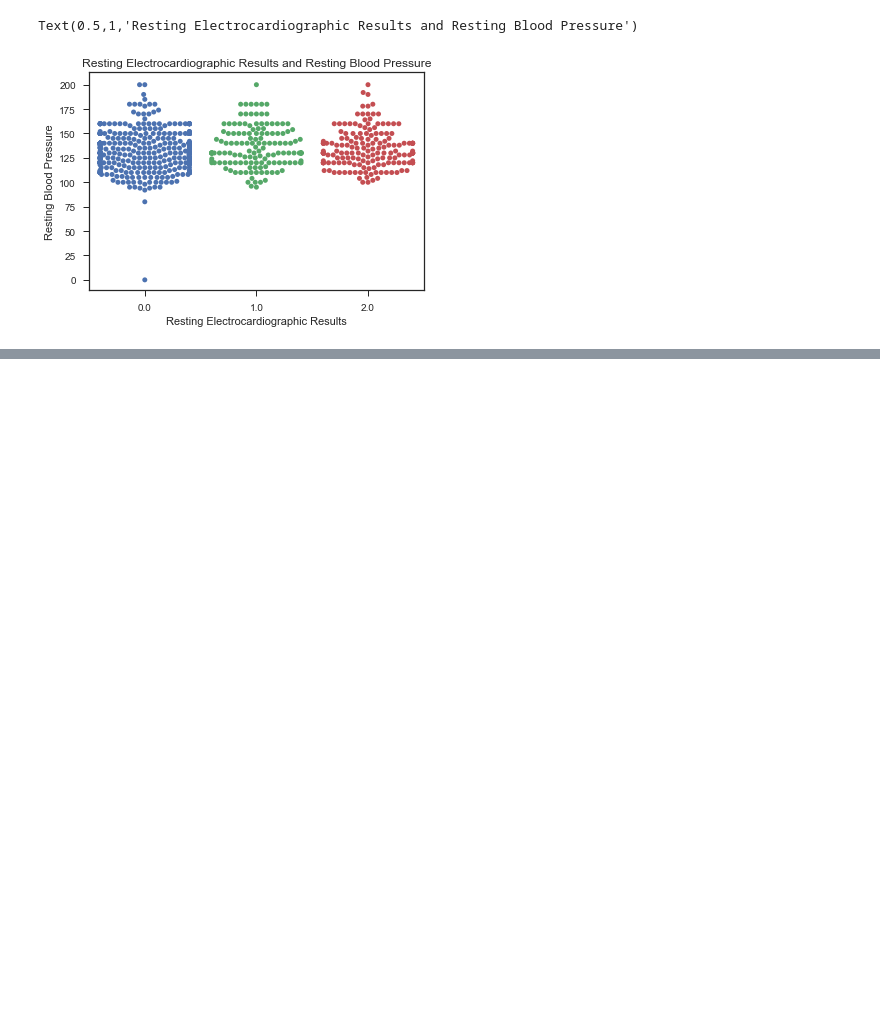
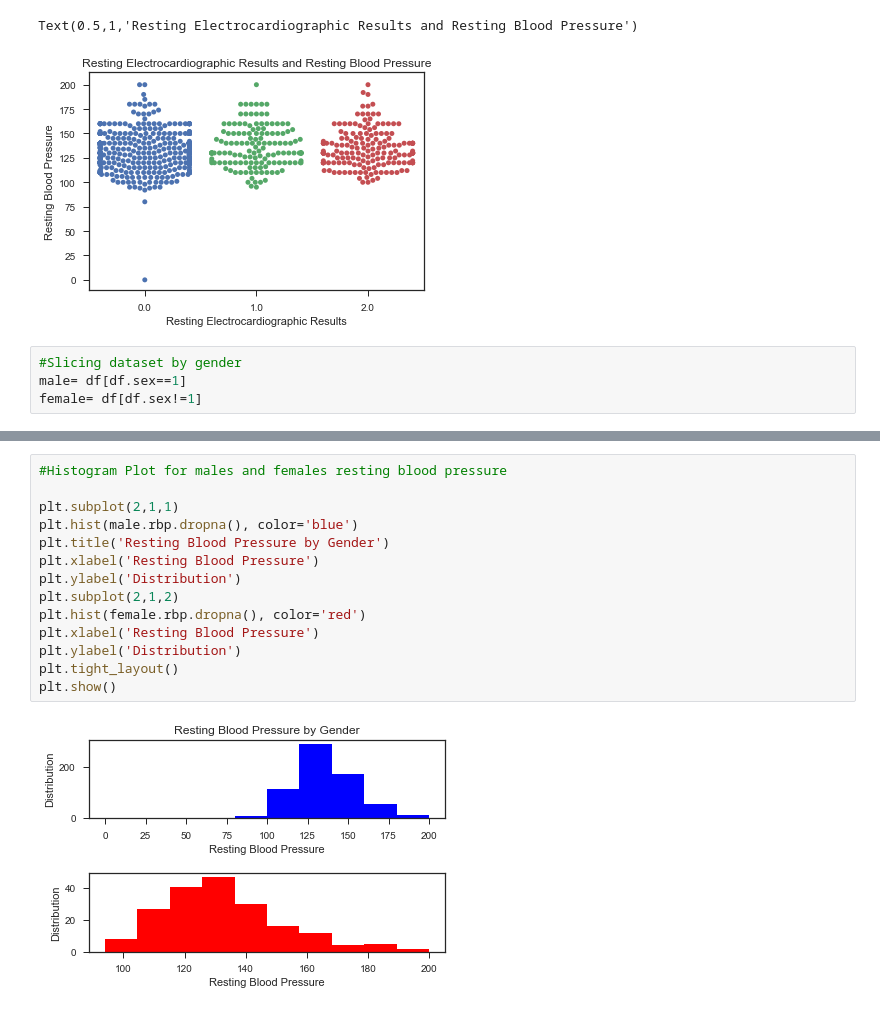
Before and after one commit to obaccus0907/CapstoneProject, a Jupyter notebook: Capstone Data Storytelling/Capstone Data Storytelling.ipynb, the cells around one changed output, grey strips where cells are left out. Drawn from its saved outputs; the diff is of its cells as text; blank space fills up the shorter version.

Commit message:
Update Data Storytelling with notes and graphs

```diff
--- a/Capstone Data Storytelling/Capstone Data Storytelling.ipynb
+++ b/Capstone Data Storytelling/Capstone Data Storytelling.ipynb
@@ -142,3 +142,7 @@ plt.title('Resting Electrocardiographic Results and Resting Blood Pressure')
 # %% [output]
 Text(0.5,1,'Resting Electrocardiographic Results and Resting Blood Pressure')
 [figure]
+# %%
+#Slicing dataset by gender
+male= df[df.sex==1]
+female= df[df.sex!=1]
@@ -144,0 +161,16 @@ Text(0.5,1,'Resting Electrocardiographic Results and Resting Blood Pressure')
+# %%
+#Histogram Plot for males and females resting blood pressure
+
+plt.subplot(2,1,1)
+plt.hist(male.rbp.dropna(), color='blue')
+plt.title('Resting Blood Pressure by Gender')
+plt.xlabel('Resting Blood Pressure')
+plt.ylabel('Distribution')
+plt.subplot(2,1,2)
+plt.hist(female.rbp.dropna(), color='red')
+plt.xlabel('Resting Blood Pressure')
+plt.ylabel('Distribution')
+plt.tight_layout()
+plt.show()
+# %% [output]
+[figure, added]
```
Also changed, not shown: parts of 2 cells of this notebook, 1 other file.
